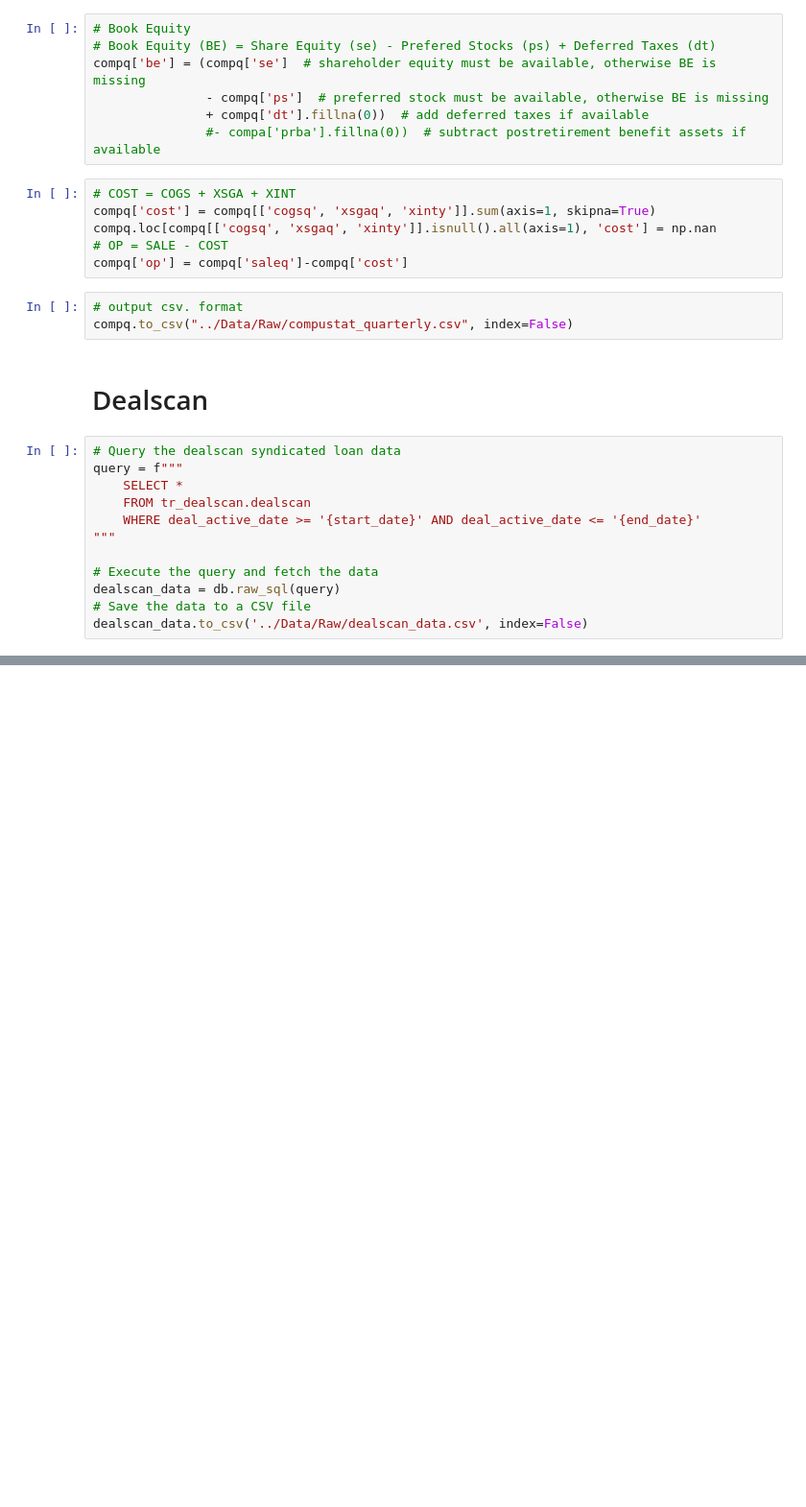
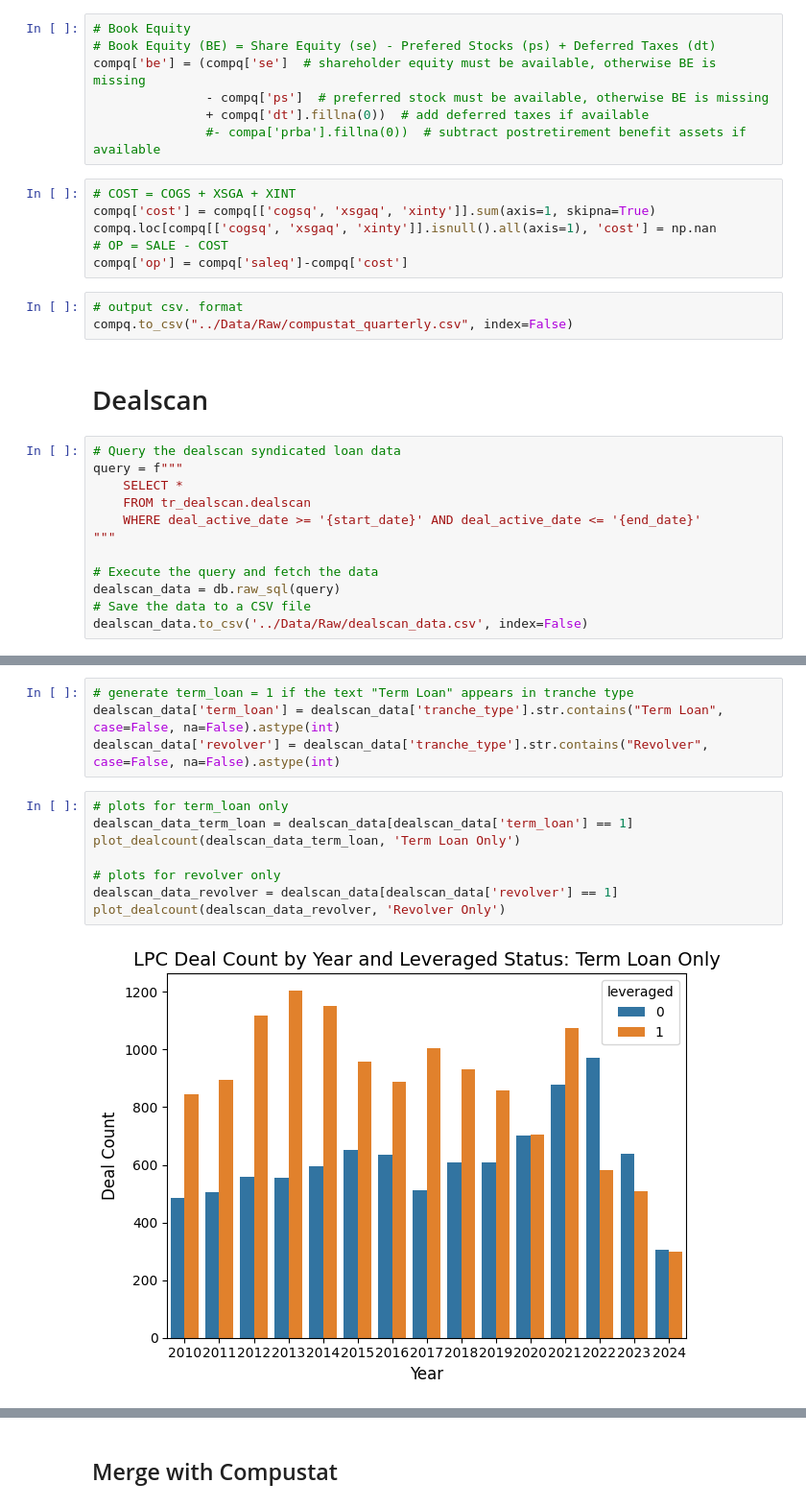
Before and after one commit to zirui-song/interest-deductibility-and-debt-contracting, a Jupyter notebook: Dealscan_Analysis.ipynb, the cells around one changed output, grey strips where cells are left out. Shown at 96% size. Cells and saved outputs as stored; diff of their text form; blank space fills up the shorter version.

```diff
--- a/Dealscan_Analysis.ipynb
+++ b/Dealscan_Analysis.ipynb
@@ -269,0 +254,14 @@ The `ci` parameter is deprecated. Use `errorbar=None` for the same effect.
+# %%
+# generate term_loan = 1 if the text "Term Loan" appears in tranche type
+dealscan_data['term_loan'] = dealscan_data['tranche_type'].str.contains("Term Loan", case=False, na=False).astype(int)
+dealscan_data['revolver'] = dealscan_data['tranche_type'].str.contains("Revolver", case=False, na=False).astype(int)
+# %%
+# plots for term_loan only
+dealscan_data_term_loan = dealscan_data[dealscan_data['term_loan'] == 1]
+plot_dealcount(dealscan_data_term_loan, 'Term Loan Only')
+
+# plots for revolver only
+dealscan_data_revolver = dealscan_data[dealscan_data['revolver'] == 1]
+plot_dealcount(dealscan_data_revolver, 'Revolver Only')
+# %% [output]
+[figure, added]
@@ -269,0 +269,2 @@ The `ci` parameter is deprecated. Use `errorbar=None` for the same effect.
+# %% [markdown]
+## Merge with Compustat
```
Also changed, not shown: parts of 22 cells of this notebook.
